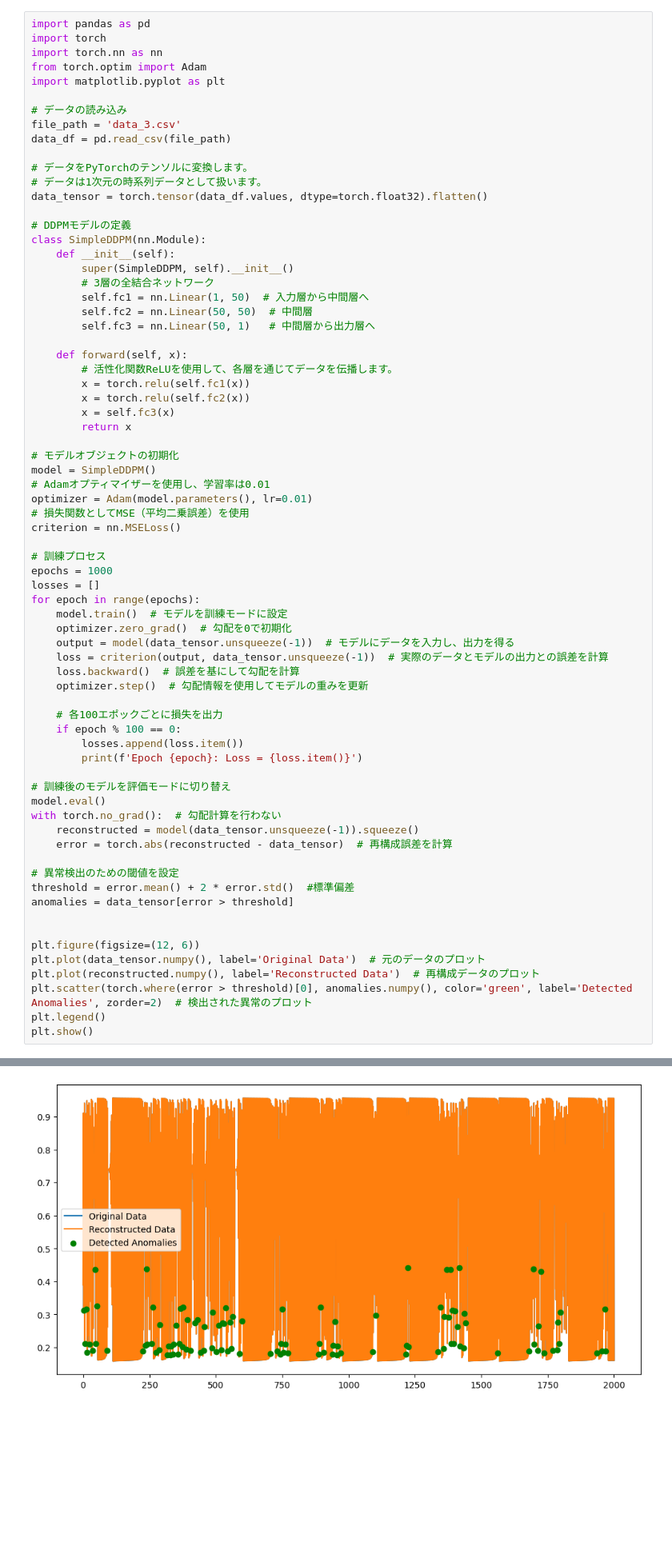
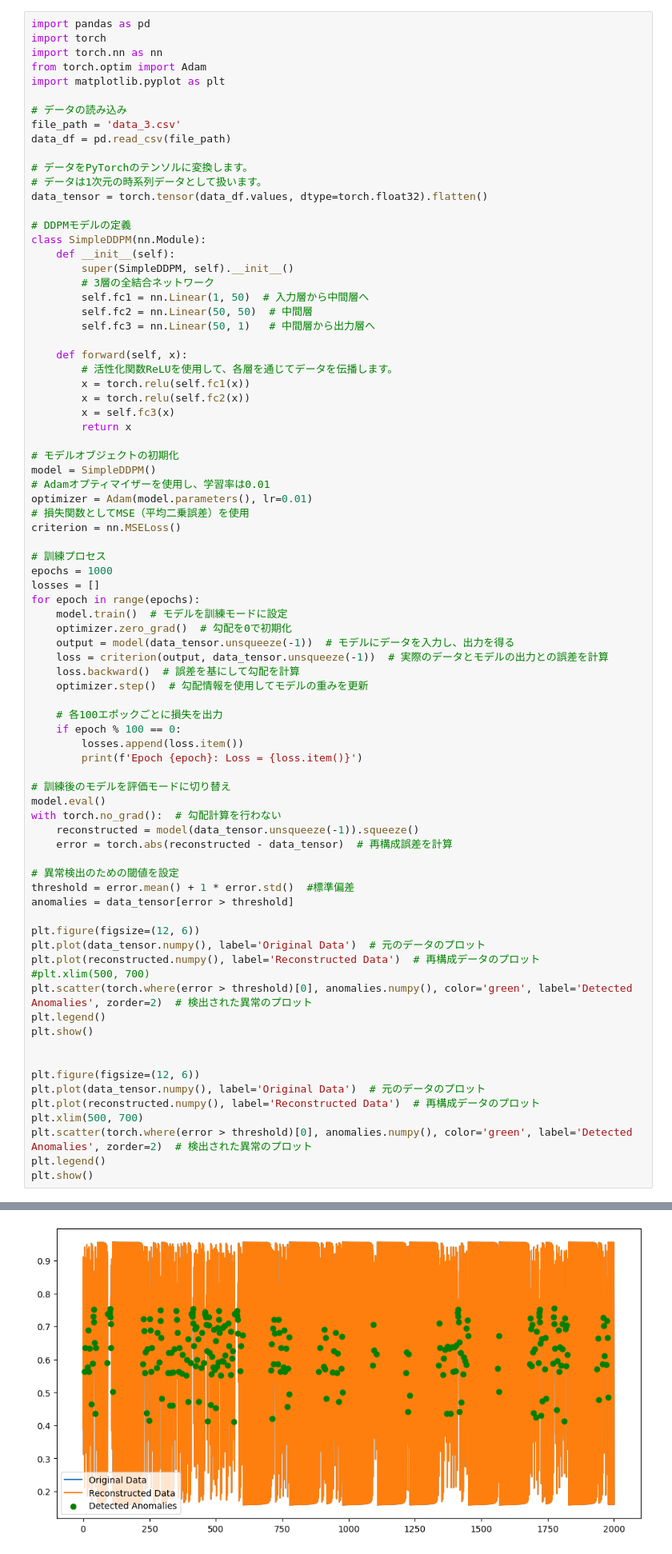
Before and after one commit to Redboar1021/Labintern, a Jupyter notebook: Anomaly_detection_2_2.ipynb, the cells around one changed output, grey strips where cells are left out. Shown: that part at 80% size. Cells and saved outputs as stored; diff of their text form; blank space fills up the shorter version.

```diff
--- a/Anomaly_detection_2_2.ipynb
+++ b/Anomaly_detection_2_2.ipynb
@@ -139,13 +139,22 @@ with torch.no_grad():  # 勾配計算を行わない
     error = torch.abs(reconstructed - data_tensor)  # 再構成誤差を計算
 
 # 異常検出のための閾値を設定
-threshold = error.mean() + 2 * error.std()  #標準偏差
+threshold = error.mean() + 1 * error.std()  #標準偏差
 anomalies = data_tensor[error > threshold]
+
+plt.figure(figsize=(12, 6))
+plt.plot(data_tensor.numpy(), label='Original Data')  # 元のデータのプロット
+plt.plot(reconstructed.numpy(), label='Reconstructed Data')  # 再構成データのプロット
+#plt.xlim(500, 700)
+plt.scatter(torch.where(error > threshold)[0], anomalies.numpy(), color='green', label='Detected Anomalies', zorder=2)  # 検出された異常のプロット
+plt.legend()
+plt.show()
 
 
 plt.figure(figsize=(12, 6))
 plt.plot(data_tensor.numpy(), label='Original Data')  # 元のデータのプロット
 plt.plot(reconstructed.numpy(), label='Reconstructed Data')  # 再構成データのプロット
+plt.xlim(500, 700)
 plt.scatter(torch.where(error > threshold)[0], anomalies.numpy(), color='green', label='Detected Anomalies', zorder=2)  # 検出された異常のプロット
 plt.legend()
 plt.show()
@@ -163 +172 @@ Epoch 900: Loss = 1.333948489445902e-07
-[figure, old version]
+[figure, new version]
```
Also changed, not shown: parts of 1 cell of this notebook, 1 other file.
